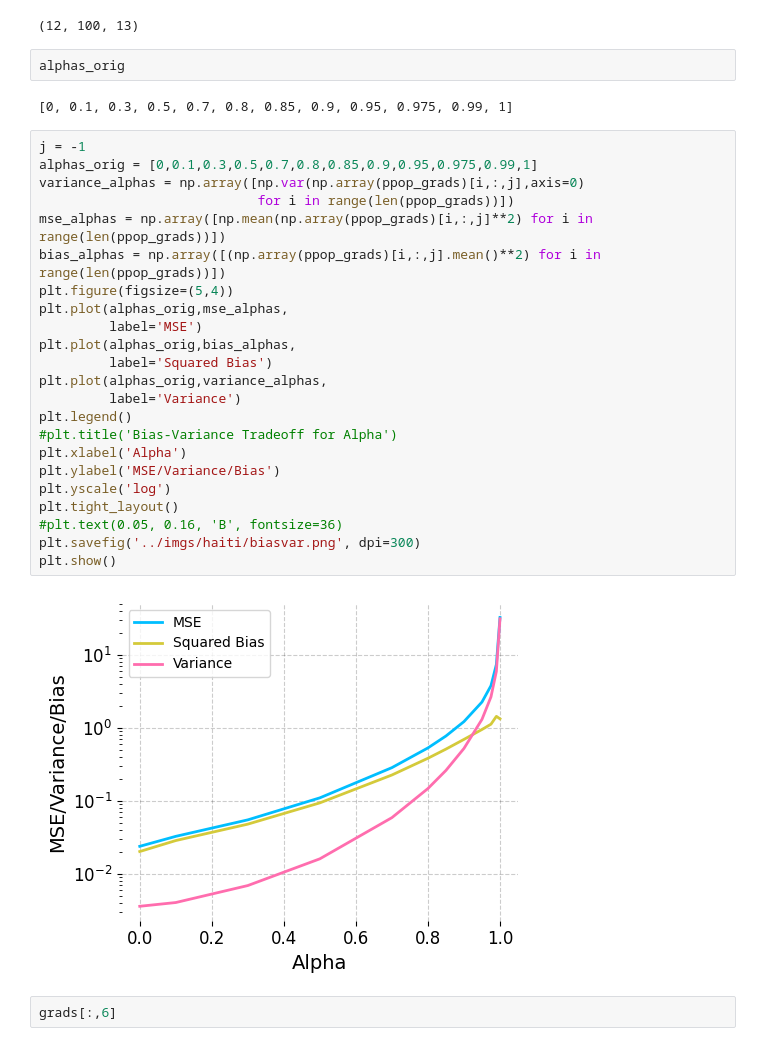
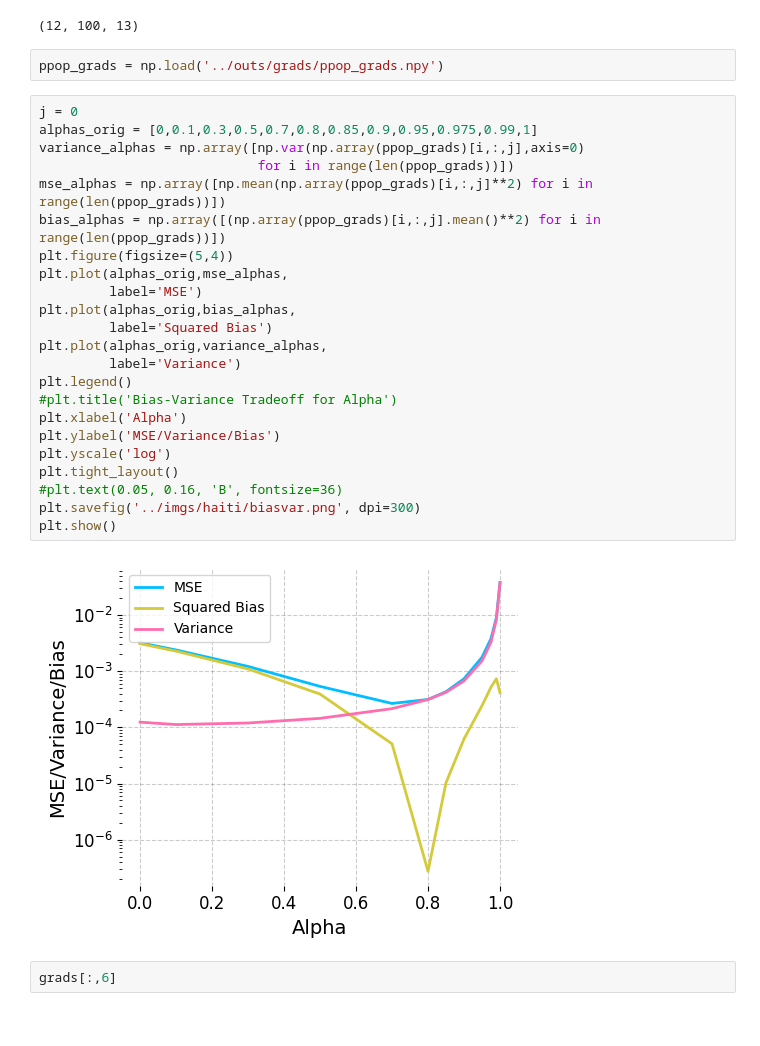
Before and after one commit to hetankevin/diffPomp, a Jupyter notebook: haiti/haiti.ipynb, the cells around one changed output. Saved outputs shown, nothing was run; the diff lists cells and outputs as text.

```diff
--- a/haiti/haiti.ipynb
+++ b/haiti/haiti.ipynb
@@ -338,34 +338,32 @@ np.array(ppop_grads).shape
 # %% [output]
 (12, 100, 13)
 # %%
-alphas_orig
+ppop_grads = np.load('../outs/grads/ppop_grads.npy')
-# %% [output]
-[0, 0.1, 0.3, 0.5, 0.7, 0.8, 0.85, 0.9, 0.95, 0.975, 0.99, 1]
 # %%
-j = -1
+j = 0
 alphas_orig = [0,0.1,0.3,0.5,0.7,0.8,0.85,0.9,0.95,0.975,0.99,1]
 variance_alphas = np.array([np.var(np.array(ppop_grads)[i,:,j],axis=0)
                             for i in range(len(ppop_grads))])
 mse_alphas = np.array([np.mean(np.array(ppop_grads)[i,:,j]**2) for i in range(len(ppop_grads))])
 bias_alphas = np.array([(np.array(ppop_grads)[i,:,j].mean()**2) for i in range(len(ppop_grads))])
 plt.figure(figsize=(5,4))
 plt.plot(alphas_orig,mse_alphas,
          label='MSE')
 plt.plot(alphas_orig,bias_alphas,
          label='Squared Bias')
 plt.plot(alphas_orig,variance_alphas,
          label='Variance')
 plt.legend()
 #plt.title('Bias-Variance Tradeoff for Alpha')
 plt.xlabel('Alpha')
 plt.ylabel('MSE/Variance/Bias')
 plt.yscale('log')
 plt.tight_layout()
 #plt.text(0.05, 0.16, 'B', fontsize=36)
 plt.savefig('../imgs/haiti/biasvar.png', dpi=300)
 plt.show()
 # %% [output]
-[figure, old version]
+[figure, new version]
 # %%
 grads[:,6]
 # %% [output]
```
Also changed, not shown: 1 other file.
